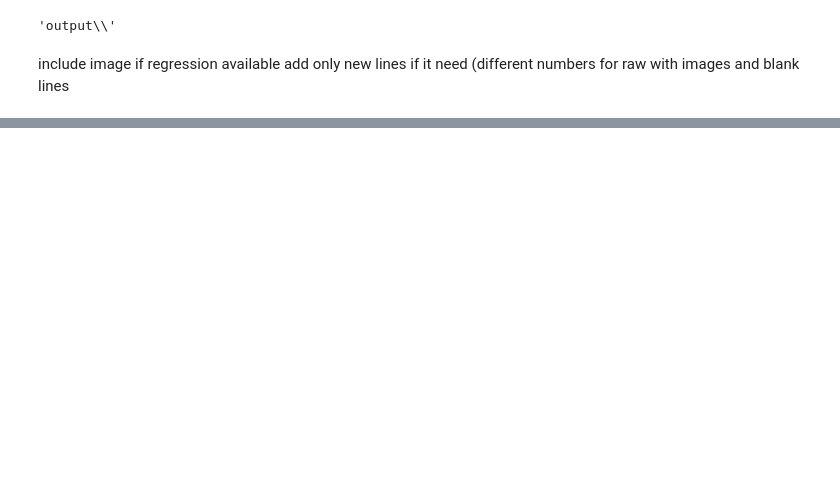
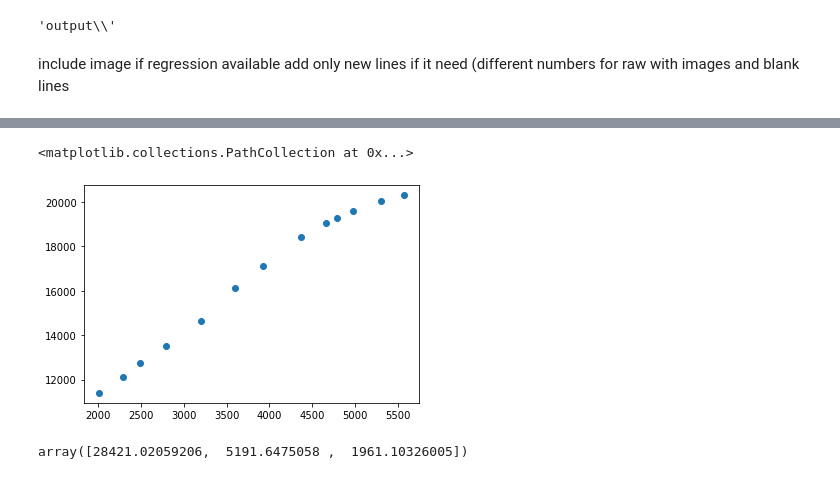
Before and after one commit to krivolapov/roivenue_test, a Jupyter notebook: Pivot_statistics_all_clients.ipynb, the cells around one changed output, grey strips where cells are left out. Drawn from its saved outputs; the diff is of its cells as text; code cells hidden in the pictures; blank space fills up the shorter version.

```diff
--- a/Pivot_statistics_all_clients.ipynb
+++ b/Pivot_statistics_all_clients.ipynb
@@ -178,7 +181,7 @@ def save_chart(sorted_df, name):
     plt.close()
     #plt.show()
 # %%
-df = pd.read_csv('input\\'+ list_files[15],
+df = pd.read_csv('input\\'+ list_files[1],
                  sep="\t",
                  infer_datetime_format=True,
                  usecols=usecols,
@@ -187,4 +190,4 @@ df = pd.read_csv('input\\'+ list_files[15],
 
 df['periodStartDate'] = pd.to_datetime(df['periodStartDate'])
 
-#df.head(5)
+df.head(5)
@@ -311,16 +325,23 @@ nan
 # %%
-df_business_selected = df[df['businessUnit'] == 'kytarycz']
+df_time_selected = df[df['periodStartDate'] >= df['periodStartDate'].max() - pd.DateOffset(weeks=time_window_regr)]
+
+df_business_selected = df_time_selected[df_time_selected['businessUnit'] == 'forhomecz']
+
 df_business_selected = df_business_selected[df_business_selected['platformCode'] == 'AdWords']
 
 df_business_selected_agg = select_agg_resample_df(df_business_selected, 'periodStartDate', 'week', use_nan = False)
 
-sorted_df = df_business_selected_agg.sort_values( by=['marketingInvestment'], ascending=False )
+df_business_selected_agg_filtered = filter_df(df_business_selected_agg, 0.01)
+
+sorted_df = df_business_selected_agg_filtered.sort_values( by=['marketingInvestment'], ascending=False )
+
 t_train = sorted_df['marketingInvestment']
-y_train = sorted_df['netRevenue']
+
+y_train = sorted_df['grossProfit']
 
 try:
-    regr, err = regression_calc(sorted_df[['marketingInvestment','netRevenue']],log_f)
+    regr, err = regression_calc(sorted_df[['marketingInvestment','grossProfit']],log_f)
 except:
     print("Regression wasn't calculated")
 
-save_chart(sorted_df,['Hello','CZK'] )
+#save_chart(sorted_df,['Hello','CZK'] )
@@ -331 +358,10 @@ array([-550539.41360935, -112226.06432739,  205807.23840565])
+# %%
+plt.scatter(sorted_df['marketingInvestment'], sorted_df['grossProfit'])
+# %% [output]
+<matplotlib.collections.PathCollection at 0x...>
+[figure, added]
+# %%
+regr
+# %% [output]
+array([28421.02059206,  5191.6475058 ,  1961.10326005])
 # %%
```
Also changed, not shown: parts of 31 cells of this notebook, 3 other files.
